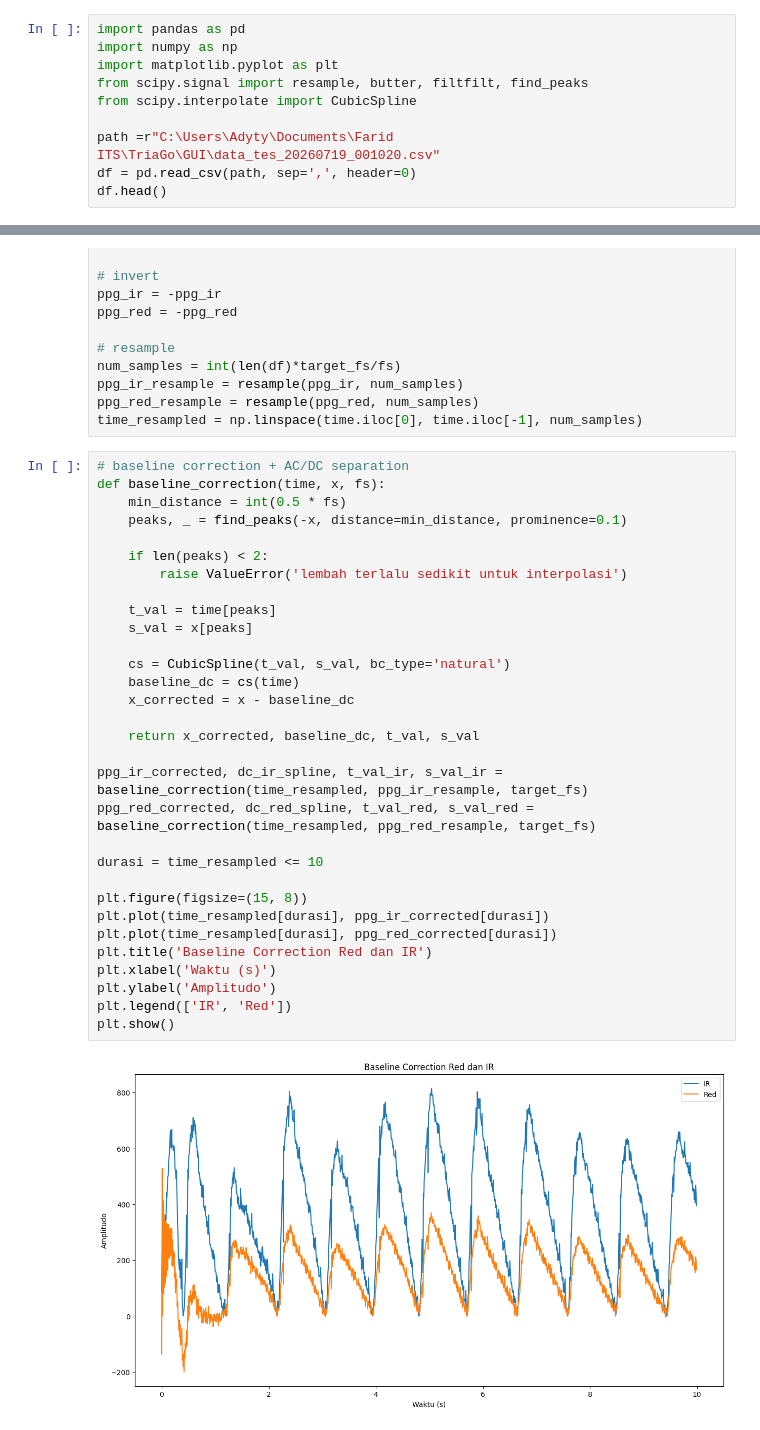
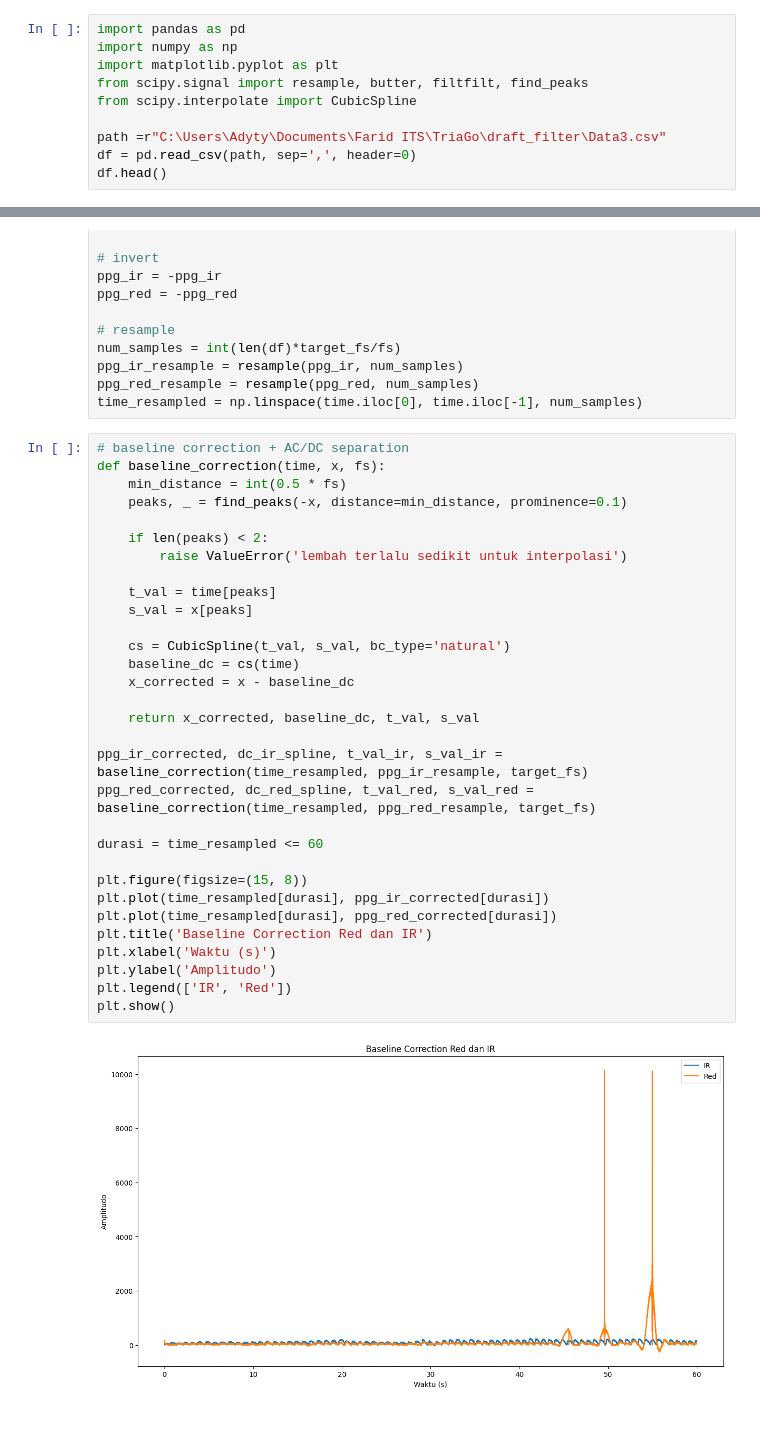
Before and after one commit to FaridAlfaruq/triago_app, a Jupyter notebook: draft_filter/filter_ekstrak_fitur_ppg.ipynb, the cells around one changed output, grey strips where cells are left out. Saved outputs shown, nothing was run; the diff lists cells and outputs as text.

```diff
--- a/draft_filter/filter_ekstrak_fitur_ppg.ipynb
+++ b/draft_filter/filter_ekstrak_fitur_ppg.ipynb
@@ -5,7 +5,7 @@ import matplotlib.pyplot as plt
 from scipy.signal import resample, butter, filtfilt, find_peaks
 from scipy.interpolate import CubicSpline
 
-path =r"C:\Users\Adyty\Documents\Farid ITS\TriaGo\GUI\data_tes_20260719_001020.csv"
+path =r"C:\Users\Adyty\Documents\Farid ITS\TriaGo\draft_filter\Data3.csv"
 df = pd.read_csv(path, sep=',', header=0)
 df.head()
 # %% [output]
@@ -67,35 +67,35 @@ time_resampled = np.linspace(time.iloc[0], time.iloc[-1], num_samples)
 # baseline correction + AC/DC separation
 def baseline_correction(time, x, fs):
     min_distance = int(0.5 * fs)
     peaks, _ = find_peaks(-x, distance=min_distance, prominence=0.1)
 
     if len(peaks) < 2:
         raise ValueError('lembah terlalu sedikit untuk interpolasi')
 
     t_val = time[peaks]
     s_val = x[peaks]
 
     cs = CubicSpline(t_val, s_val, bc_type='natural')
     baseline_dc = cs(time)
     x_corrected = x - baseline_dc
 
     return x_corrected, baseline_dc, t_val, s_val
 
 ppg_ir_corrected, dc_ir_spline, t_val_ir, s_val_ir = baseline_correction(time_resampled, ppg_ir_resample, target_fs)
 ppg_red_corrected, dc_red_spline, t_val_red, s_val_red = baseline_correction(time_resampled, ppg_red_resample, target_fs)
 
-durasi = time_resampled <= 10
+durasi = time_resampled <= 60
 
 plt.figure(figsize=(15, 8))
 plt.plot(time_resampled[durasi], ppg_ir_corrected[durasi])
 plt.plot(time_resampled[durasi], ppg_red_corrected[durasi])
 plt.title('Baseline Correction Red dan IR')
 plt.xlabel('Waktu (s)')
 plt.ylabel('Amplitudo')
 plt.legend(['IR', 'Red'])
 plt.show()
 # %% [output]
-[figure, old version]
+[figure, new version]
 # %%
 def bpf(x, low_cut = 0.5, high_cut = 10, fs = 125, order=4):
     nyq = 0.5 * fs
```
Also changed, not shown: parts of 4 cells of this notebook, 13 other files.
